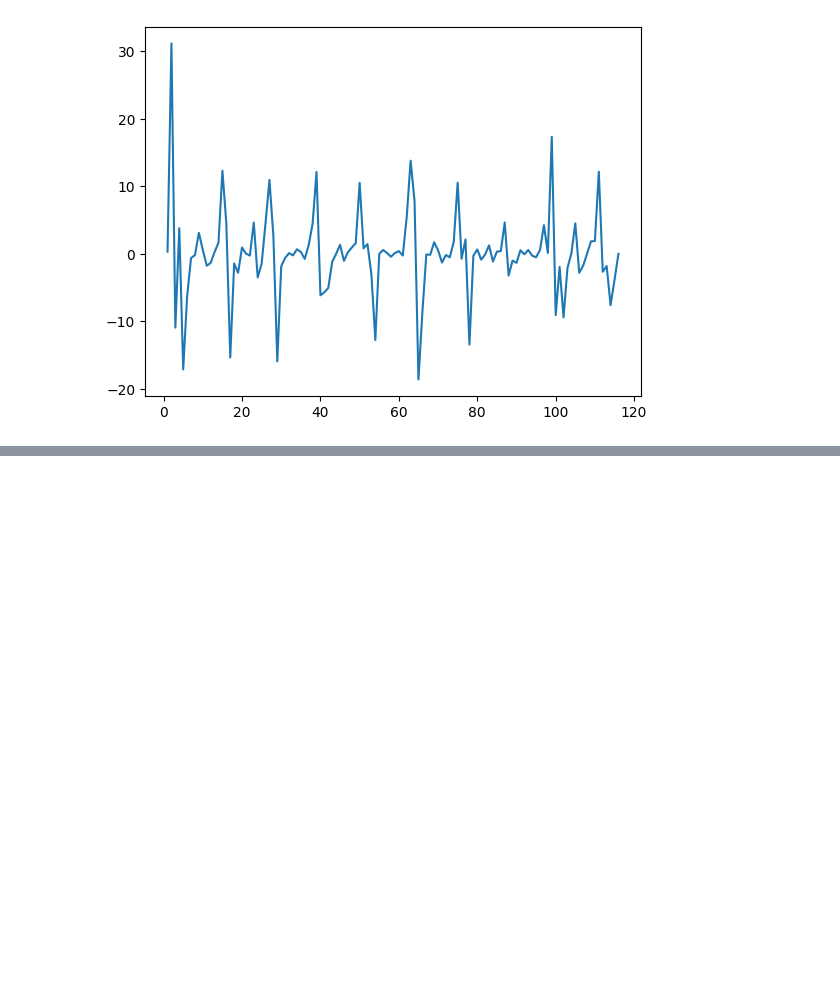
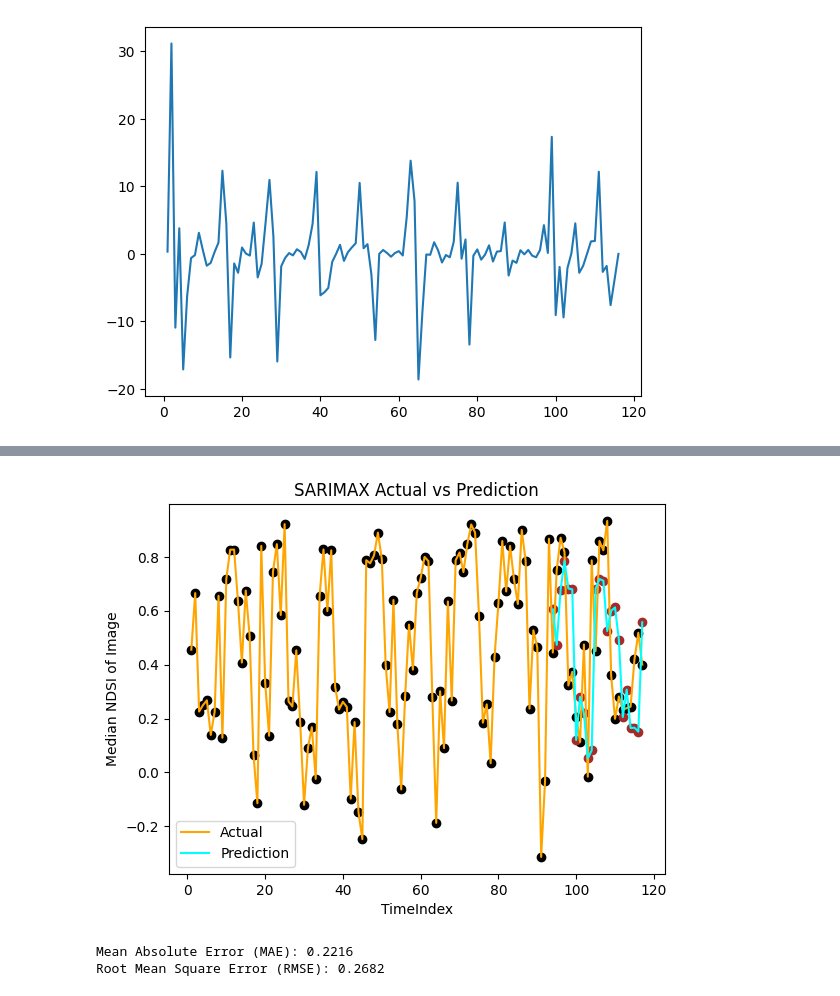
Before and after one commit to pranavkoka/Melting-Glaciers-Capstone, a Jupyter notebook: timeseries_models.ipynb, the cells around one changed output, grey strips where cells are left out. Saved outputs shown, nothing was run; the diff lists cells and outputs as text; code cells hidden in the pictures; blank space fills up the shorter version.

```diff
--- a/timeseries_models.ipynb
+++ b/timeseries_models.ipynb
@@ -341,0 +538,25 @@ ts_diff_rain.plot()
+# %%
+plt.plot(ts_dataset['timeindex'], ts_dataset['Median NDSI'], c = 'orange')
+plt.plot(y_test.index+1, y_pred, c = 'cyan')
+plt.scatter(ts_dataset['timeindex'], ts_dataset['Median NDSI'], c = 'black')
+plt.scatter(y_test.index+1, y_pred, c = 'brown')
+plt.xlabel("TimeIndex")
+plt.ylabel("Median NDSI of Image")
+plt.title("SARIMAX Actual vs Prediction")
+plt.legend(["Actual", "Prediction"])
+plt.show()
+# %% [output]
+[figure, added]
+# %%
+from sklearn.metrics import mean_absolute_error, mean_squared_error
+import numpy as np
+
+# Compute error metrics
+mae = mean_absolute_error(y_test, y_pred)
+rmse = np.sqrt(mean_squared_error(y_test, y_pred))
+
+print(f"Mean Absolute Error (MAE): {mae:.4f}")
+print(f"Root Mean Square Error (RMSE): {rmse:.4f}")
+# %% [output]
+Mean Absolute Error (MAE): 0.2216
+Root Mean Square Error (RMSE): 0.2682
```
Also changed, not shown: parts of 8 cells of this notebook, 1 other file.
